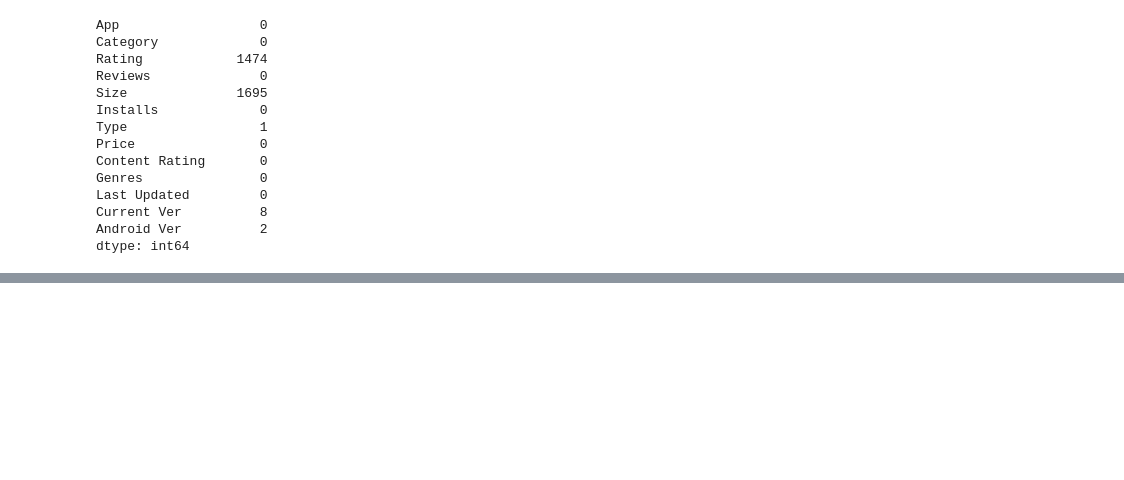
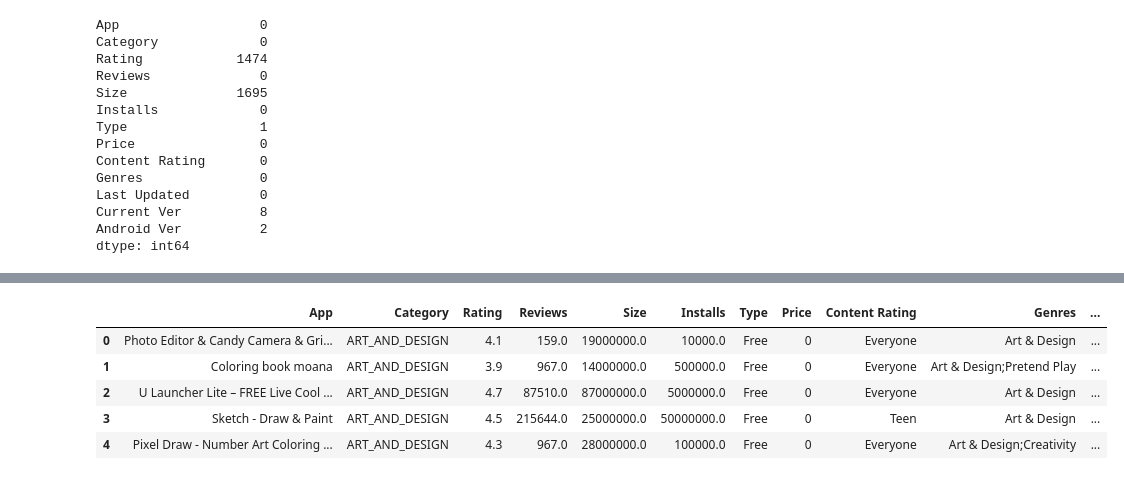
Before and after one commit to DAJ8112/ML-concepts, a Jupyter notebook: EDA/playstore.ipynb, the cells around one changed output, grey strips where cells are left out. Cells and saved outputs as stored; diff of their text form; code cells hidden in the pictures; blank space fills up the shorter version.

```diff
--- a/EDA/playstore.ipynb
+++ b/EDA/playstore.ipynb
@@ -312,0 +317,2 @@ filtered_df
+# %%
+df = df.drop(index=9148)
@@ -312,0 +328,5 @@ filtered_df
+# %%
+encoder = OneHotEncoder()
+# %%
+encoded_data = encoder.fit_transform(df[['Type']]).toarray()
+encoded_type_df = pd.DataFrame(encoded_data, columns=encoder.get_feature_names_out(['Type']))
@@ -312,0 +349,11 @@ filtered_df
+# %%
+df = pd.concat([df, encoded_type_df], axis=1)
+# %%
+df.head()
+# %% [output]
+|  | App | Category | Rating | Reviews | Size | Installs | Type | Price | Content Rating | Genres | ... |
+| 0 | Photo Editor & Candy Camera & Gri... | ART_AND_DESIGN | 4.1 | 159.0 | 19000000.0 | 10000.0 | Free | 0 | Everyone | Art & Design | ... |
+| 1 | Coloring book moana | ART_AND_DESIGN | 3.9 | 967.0 | 14000000.0 | 500000.0 | Free | 0 | Everyone | Art & Design;Pretend Play | ... |
+| 2 | U Launcher Lite – FREE Live Cool ... | ART_AND_DESIGN | 4.7 | 87510.0 | 87000000.0 | 5000000.0 | Free | 0 | Everyone | Art & Design | ... |
+| 3 | Sketch - Draw & Paint | ART_AND_DESIGN | 4.5 | 215644.0 | 25000000.0 | 50000000.0 | Free | 0 | Teen | Art & Design | ... |
+| 4 | Pixel Draw - Number Art Coloring ... | ART_AND_DESIGN | 4.3 | 967.0 | 28000000.0 | 100000.0 | Free | 0 | Everyone | Art & Design;Creativity | ... |
```
Also changed, not shown: parts of 39 cells of this notebook.
